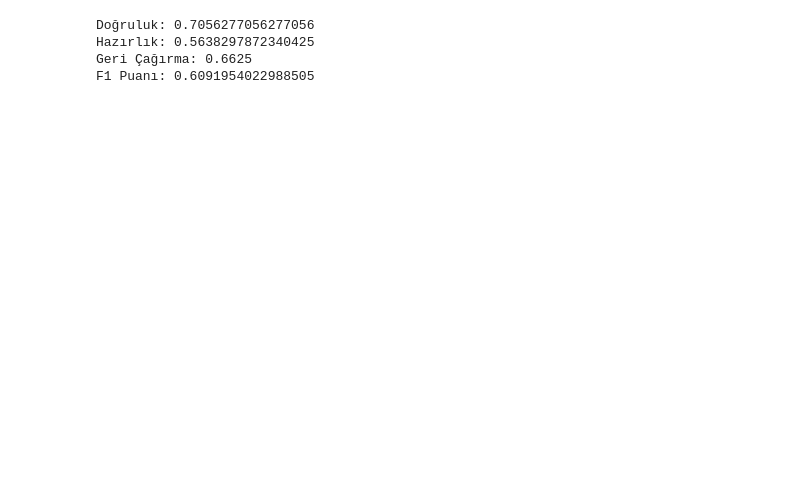
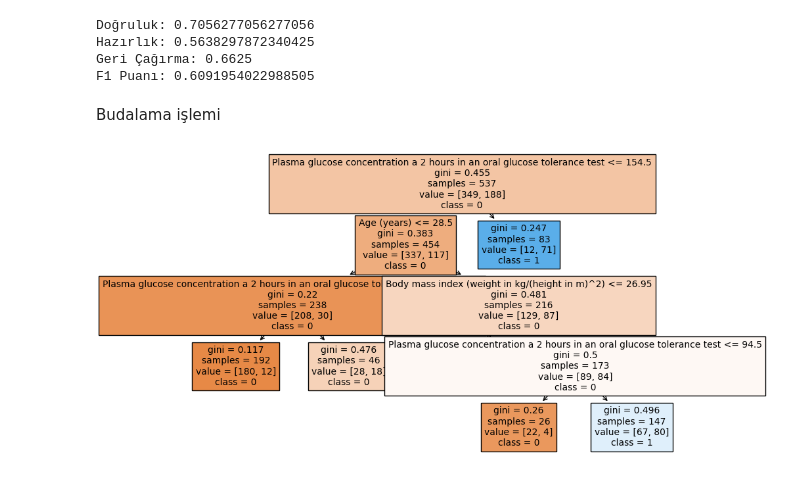
Before and after one commit to Ozksmnburhan/E-czanem, a Jupyter notebook: MakinaOgrenmesi1.ipynb, the cells around one changed output. Saved outputs shown, nothing was run; the diff lists cells and outputs as text; code cells hidden in the pictures; blank space fills up the shorter version.

```diff
--- a/MakinaOgrenmesi1.ipynb
+++ b/MakinaOgrenmesi1.ipynb
@@ -735,3 +732,19 @@ Doğruluk: 0.7056277056277056
 Hazırlık: 0.5638297872340425
 Geri Çağırma: 0.6625
 F1 Puanı: 0.6091954022988505
+# %% [markdown]
+Budalama işlemi
+# %%
+
+# Karar Ağaçları modelini oluşturun
+dtc = DecisionTreeClassifier(ccp_alpha=0.01)  # ccp_alpha parametresiyle budama yapılır, değeri deneme yanılma ile ayarlanabilir
+
+# Modeli eğitim verileri üzerinde eğitin
+dtc.fit(X_train, y_train)
+
+# Karar ağacı yapısını görselleştirin
+plt.figure(figsize=(10, 6))  # Figür boyutunu ayarlayın
+plot_tree(dtc, filled=True, feature_names=X.columns, class_names=['0', '1'], fontsize=10)
+plt.show()
+# %% [output]
+[figure, added]
```
Also changed, not shown: parts of 19 cells of this notebook.
